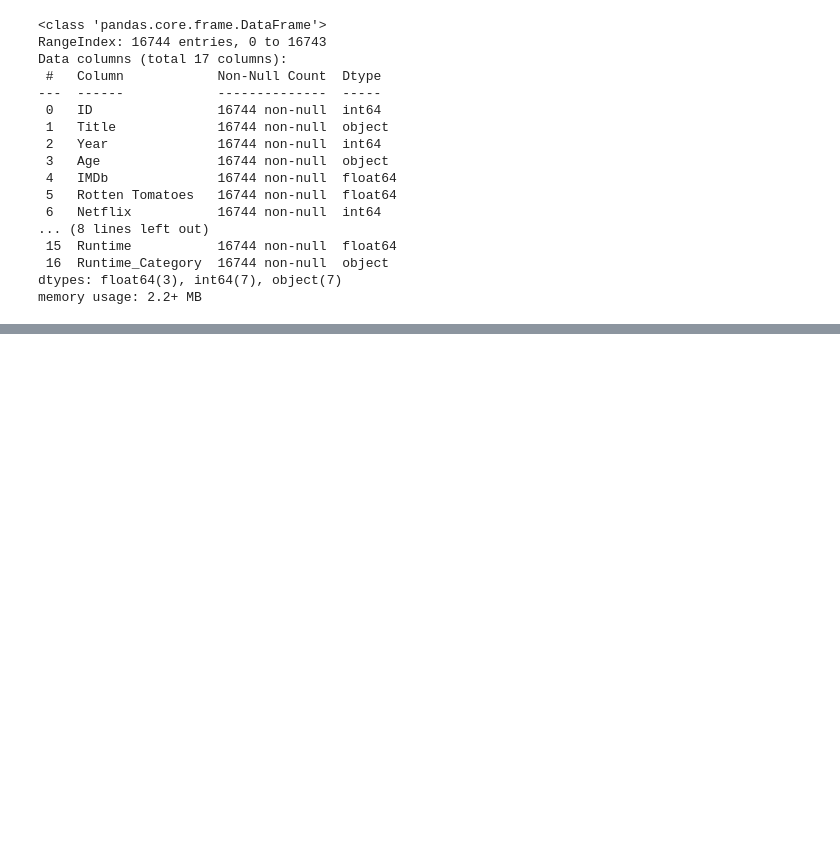
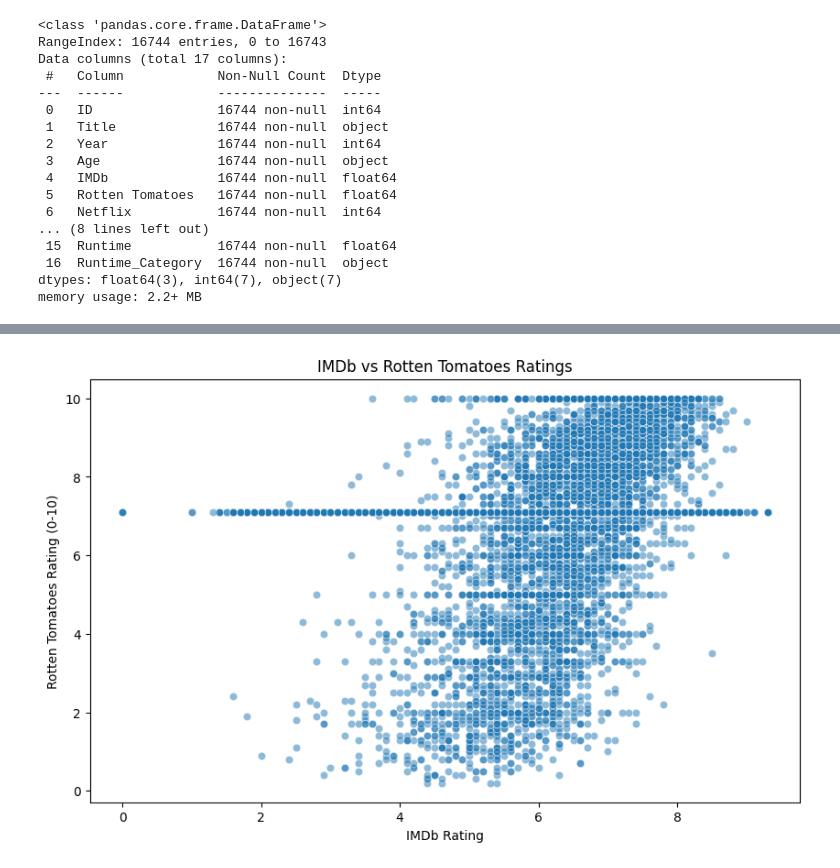
Before and after one commit to Aakashdoraisamy/python-data-science, a Jupyter notebook: Python_Libraries/pandas/movies/movies.ipynb, the cells around one changed output, grey strips where cells are left out. Drawn from its saved outputs; the diff is of its cells as text; code cells hidden in the pictures; blank space fills up the shorter version.

```diff
--- a/Python_Libraries/pandas/movies/movies.ipynb
+++ b/Python_Libraries/pandas/movies/movies.ipynb
@@ -296,0 +341,9 @@ df.to_csv("cleaned_movie_dataset.csv", index=False)
+# %%
+plt.figure(figsize=(10, 6))
+sns.scatterplot(x='IMDb', y='Rotten Tomatoes', data=df, alpha=0.5)
+plt.title('IMDb vs Rotten Tomatoes Ratings')
+plt.xlabel('IMDb Rating')
+plt.ylabel('Rotten Tomatoes Rating (0-10)')
+plt.show()
+# %% [output]
+[figure, added]
```
Also changed, not shown: parts of 7 cells of this notebook.
